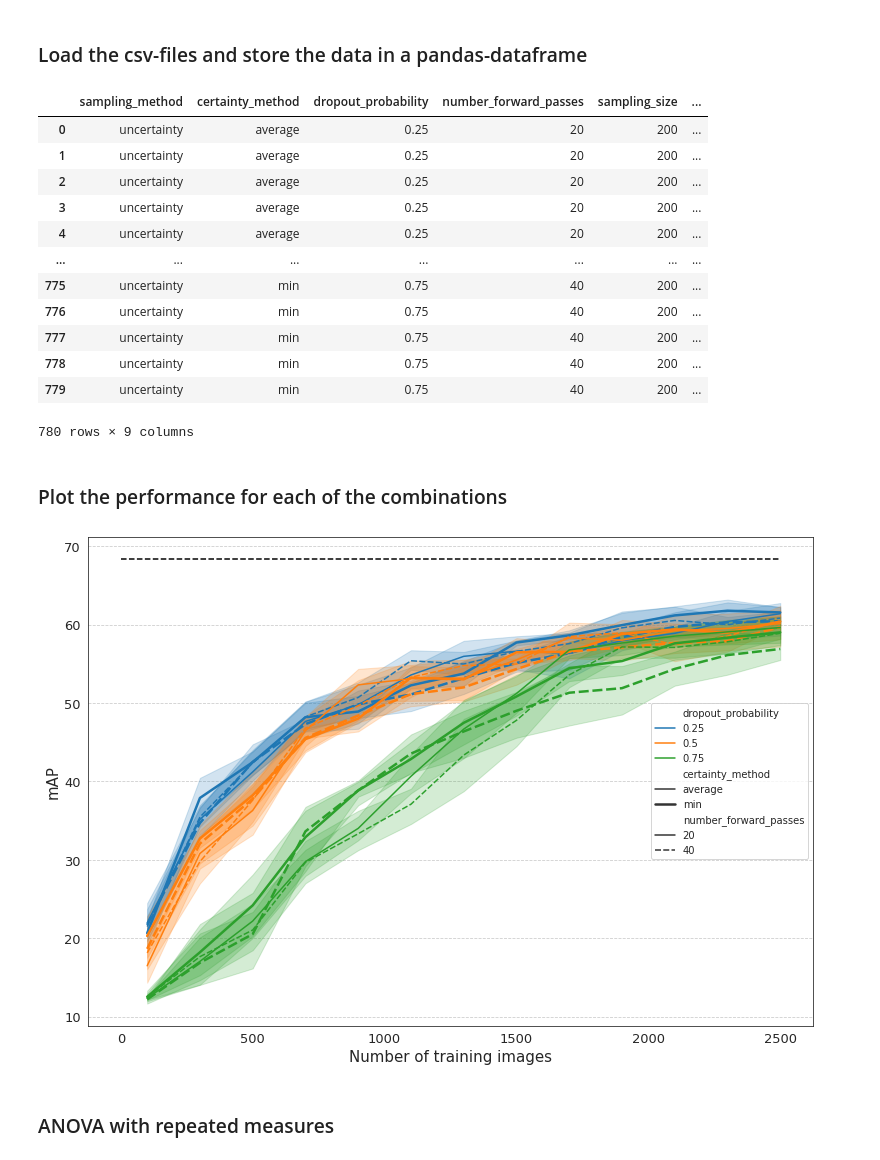
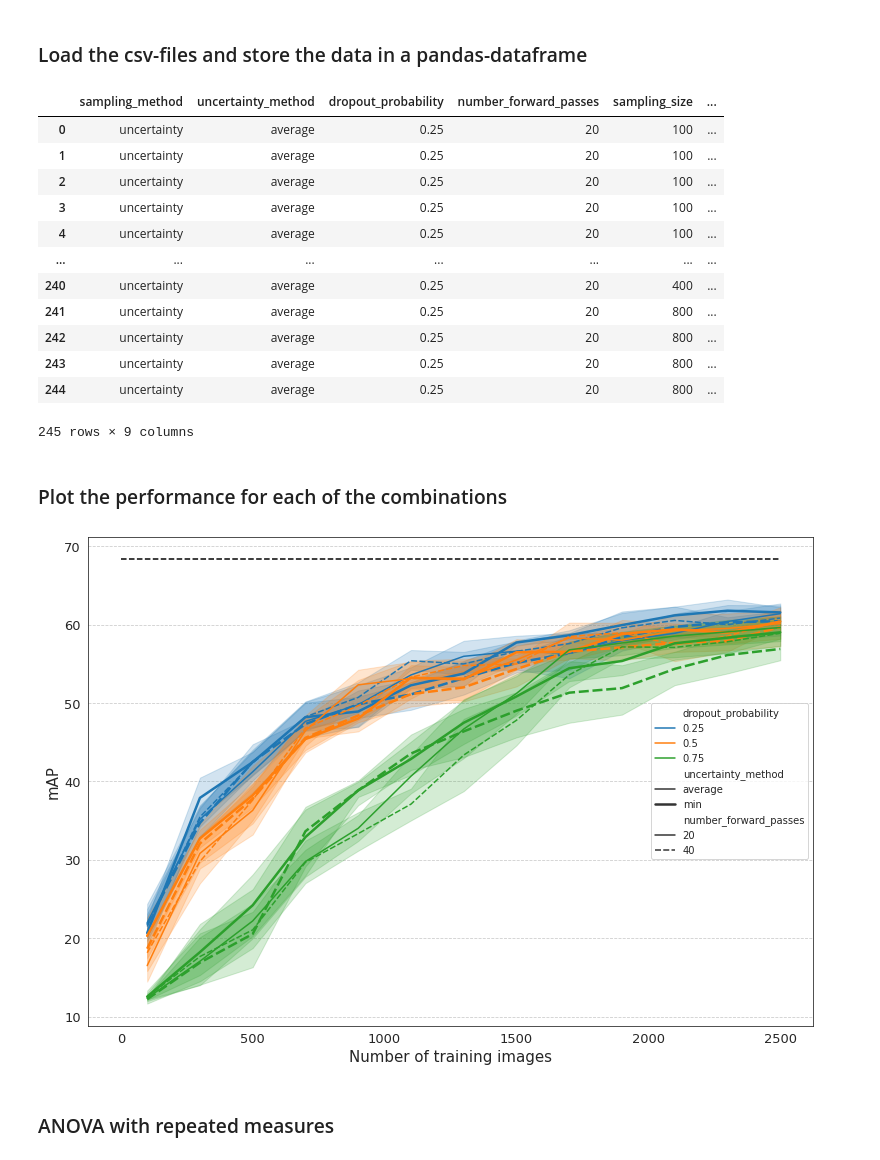
Before and after one commit to pieterblok/maskal, a Jupyter notebook: active_learning/utils/statistics_exp2.ipynb, the cells around one changed output. Drawn from its saved outputs; the diff is of its cells as text; code cells hidden in the pictures.

```diff
--- a/active_learning/utils/statistics_exp2.ipynb
+++ b/active_learning/utils/statistics_exp2.ipynb
@@ -62,12 +62,12 @@ def get_unique_combinations(csv_files):
 # %% [markdown]
 ### Load the csv-files and store the data in a pandas-dataframe
 # %%
-resultsdir = "results/exp2"
+resultsdir = "results/exp3"
 two_up = os.path.abspath(os.path.join(os.getcwd(),"../.."))
 resultsdir = os.path.join(two_up, resultsdir)
 csv_files = list_csv_files(resultsdir)
 
-clmns = ["sampling_method", "certainty_method", "dropout_probability", "number_forward_passes", "sampling_size", "unique_combination", "run", "number_images", "mAP"]
+clmns = ["sampling_method", "uncertainty_method", "dropout_probability", "number_forward_passes", "sampling_size", "unique_combination", "run", "number_images", "mAP"]
 df = pd.DataFrame(columns=clmns)
 unique_combinations = get_unique_combinations(csv_files)
 ucs = [None] * len(unique_combinations)
@@ -98,16 +98,16 @@ for c in range(len(csv_files)):
 
 df
 # %% [output]
-|  | sampling_method | certainty_method | dropout_probability | number_forward_passes | sampling_size | ... |
-| 0 | uncertainty | average | 0.25 | 20 | 200 | ... |
-| 1 | uncertainty | average | 0.25 | 20 | 200 | ... |
-| 2 | uncertainty | average | 0.25 | 20 | 200 | ... |
-| 3 | uncertainty | average | 0.25 | 20 | 200 | ... |
-| 4 | uncertainty | average | 0.25 | 20 | 200 | ... |
+|  | sampling_method | uncertainty_method | dropout_probability | number_forward_passes | sampling_size | ... |
+| 0 | uncertainty | average | 0.25 | 20 | 100 | ... |
+| 1 | uncertainty | average | 0.25 | 20 | 100 | ... |
+| 2 | uncertainty | average | 0.25 | 20 | 100 | ... |
+| 3 | uncertainty | average | 0.25 | 20 | 100 | ... |
+| 4 | uncertainty | average | 0.25 | 20 | 100 | ... |
 | ... | ... | ... | ... | ... | ... | ... |
-| 775 | uncertainty | min | 0.75 | 40 | 200 | ... |
-| 776 | uncertainty | min | 0.75 | 40 | 200 | ... |
-| 777 | uncertainty | min | 0.75 | 40 | 200 | ... |
-| 778 | uncertainty | min | 0.75 | 40 | 200 | ... |
-| 779 | uncertainty | min | 0.75 | 40 | 200 | ... |
+| 240 | uncertainty | average | 0.25 | 20 | 400 | ... |
+| 241 | uncertainty | average | 0.25 | 20 | 800 | ... |
+| 242 | uncertainty | average | 0.25 | 20 | 800 | ... |
+| 243 | uncertainty | average | 0.25 | 20 | 800 | ... |
+| 244 | uncertainty | average | 0.25 | 20 | 800 | ... |
-780 rows × 9 columns
+245 rows × 9 columns
@@ -116,25 +124,25 @@ df
 # %%
 font_size = 15
 digit_size = 13
 annot_size = 14
 
 sns.set_style("whitegrid")
 sns.set_style("white")
 f, ax = plt.subplots(figsize=(13, 9))
 # ax = sns.lineplot(x="number_images", y="mAP", style="number_forward_passes", hue="dropout_probability", size="uncertainty_method", sizes=[1.5, 2.5], err_style="bars", ci=95, data=df, palette = "tab10")
-ax = sns.lineplot(x="number_images", y="mAP", style="number_forward_passes", hue="dropout_probability", size="certainty_method", sizes=[1.5, 2.5], ci=95, data=df, palette = "tab10")
+ax = sns.lineplot(x="number_images", y="mAP", style="number_forward_passes", hue="dropout_probability", size="uncertainty_method", sizes=[1.5, 2.5], ci=95, data=df, palette = "tab10")
 #ax = sns.lineplot(x="number_images", y="mAP", hue="number_forward_passes", style="dropout_probability", err_style="bars", ci=95, data=df, palette = "tab10")
 ax.grid(which='major', axis='y', linestyle='--')
 ax.tick_params(labelrotation=0, labelsize=digit_size)
 
 plt.xlabel('Number of training images', fontsize=font_size)
 plt.ylabel('mAP', fontsize=font_size)
 plt.legend(loc='center right')
 plt.hlines(68.4, 0, 2500, colors='k', linestyles='dashed', label='maximum performance (on 14.000 images)')
 plt.savefig('/mnt/nvme2n1p2/PieterBlok/PhD/Paper 04 - Active Learning/Results/exp2/exp2.png')
 plt.show()
 # %% [output]
-[figure, old version]
+[figure, new version]
 # %% [markdown]
 ### ANOVA with repeated measures
 # %%
```
Also changed, not shown: parts of 3 cells of this notebook, 2 other files.
